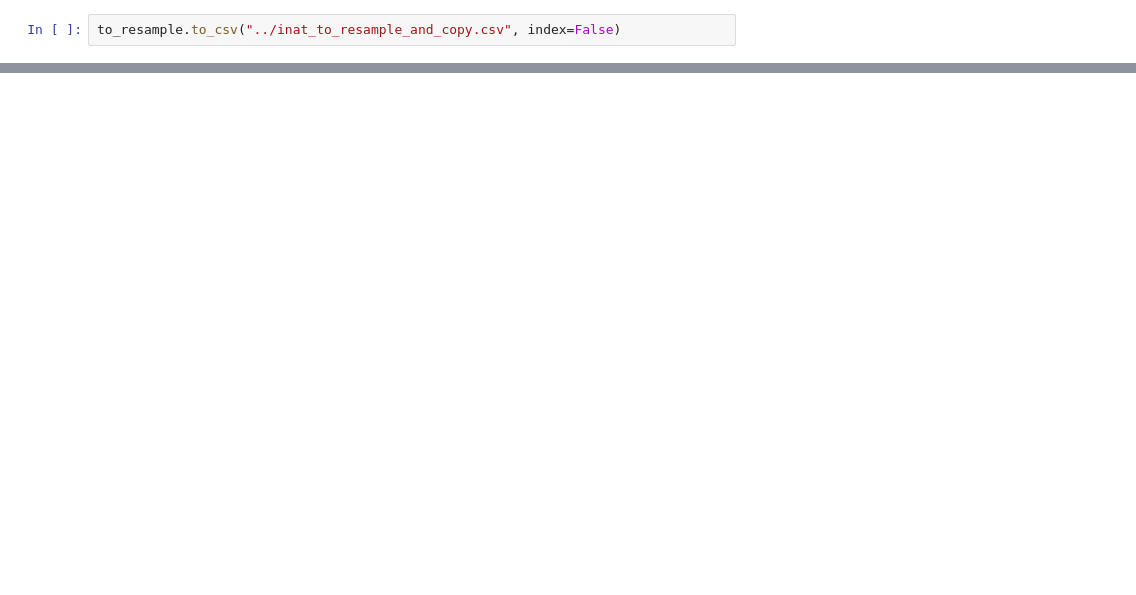
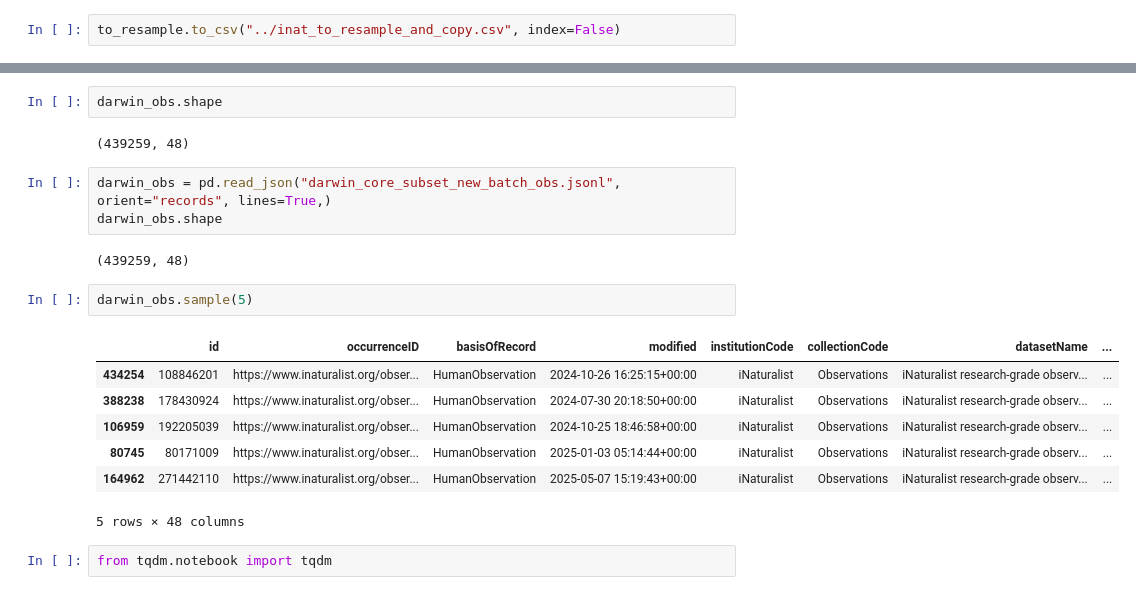
Before and after one commit to earthspecies/alp-data, a Jupyter notebook: scripts/dataset_prep_notebooks/prep_inaturalist2025.ipynb, the cells around one changed output, grey strips where cells are left out. Saved outputs shown, nothing was run; the diff lists cells and outputs as text; blank space fills up the shorter version.

Commit message:
Updated, now with the matching darwin core archive

```diff
--- a/scripts/dataset_prep_notebooks/prep_inaturalist2025.ipynb
+++ b/scripts/dataset_prep_notebooks/prep_inaturalist2025.ipynb
@@ -152,0 +384,21 @@ to_resample.to_csv("../inat_to_resample_and_copy.csv", index=False)
+# %%
+darwin_obs.shape
+# %% [output]
+(439259, 48)
+# %%
+darwin_obs = pd.read_json("darwin_core_subset_new_batch_obs.jsonl", orient="records", lines=True,)
+darwin_obs.shape
+# %% [output]
+(439259, 48)
+# %%
+darwin_obs.sample(5)
+# %% [output]
+|  | id | occurrenceID | basisOfRecord | modified | institutionCode | collectionCode | datasetName | ... |
+| 434254 | 108846201 | https://www.inaturalist.org/obser... | HumanObservation | 2024-10-26 16:25:15+00:00 | iNaturalist | Observations | iNaturalist research-grade observ... | ... |
+| 388238 | 178430924 | https://www.inaturalist.org/obser... | HumanObservation | 2024-07-30 20:18:50+00:00 | iNaturalist | Observations | iNaturalist research-grade observ... | ... |
+| 106959 | 192205039 | https://www.inaturalist.org/obser... | HumanObservation | 2024-10-25 18:46:58+00:00 | iNaturalist | Observations | iNaturalist research-grade observ... | ... |
+| 80745 | 80171009 | https://www.inaturalist.org/obser... | HumanObservation | 2025-01-03 05:14:44+00:00 | iNaturalist | Observations | iNaturalist research-grade observ... | ... |
+| 164962 | 271442110 | https://www.inaturalist.org/obser... | HumanObservation | 2025-05-07 15:19:43+00:00 | iNaturalist | Observations | iNaturalist research-grade observ... | ... |
+5 rows × 48 columns
+# %%
+from tqdm.notebook import tqdm
```
Also changed, not shown: parts of 61 cells of this notebook.
